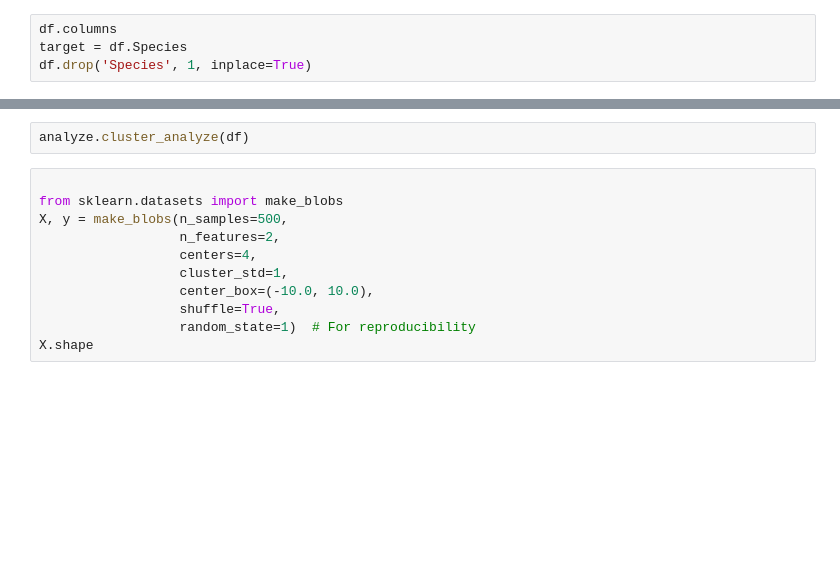
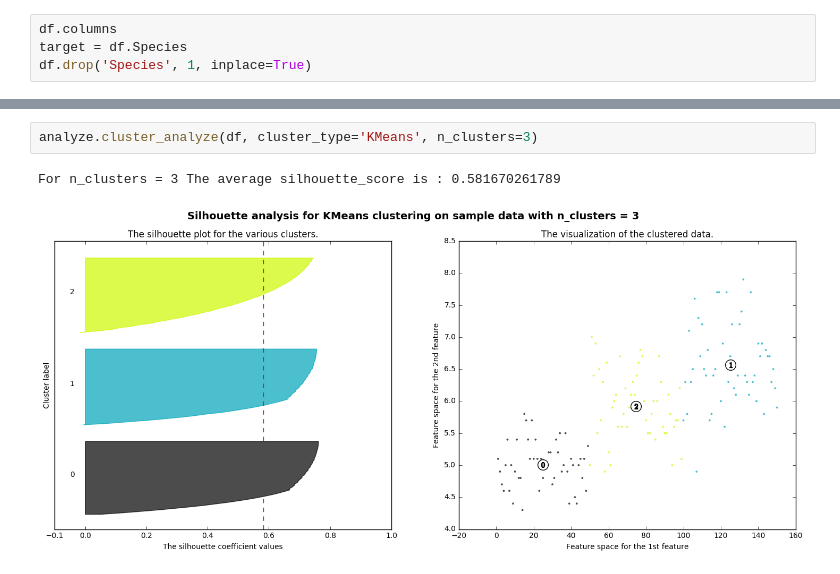
Before and after one commit to greytip/data-science-utils, a Jupyter notebook: DataExplorerTemplate.ipynb, the cells around one changed output, grey strips where cells are left out. Saved outputs shown, nothing was run; the diff lists cells and outputs as text; blank space fills up the shorter version.

Commit message:
minor changes and more clustering algorithms added..

```diff
--- a/DataExplorerTemplate.ipynb
+++ b/DataExplorerTemplate.ipynb
@@ -53,13 +96,5 @@ analyze.time_series_analysis(df, timeCol='date', valueCol='count')
 # %%
-analyze.cluster_analyze(df)
+analyze.cluster_analyze(df, cluster_type='KMeans', n_clusters=3)
+# %% [output]
+For n_clusters = 3 The average silhouette_score is : 0.581670261789
+[figure, added]
-# %%
-
-from sklearn.datasets import make_blobs
-X, y = make_blobs(n_samples=500,
-                  n_features=2,
-                  centers=4,
-                  cluster_std=1,
-                  center_box=(-10.0, 10.0),
-                  shuffle=True,
-                  random_state=1)  # For reproducibility
-X.shape
```
Also changed, not shown: parts of 8 cells of this notebook, 1 other file.
